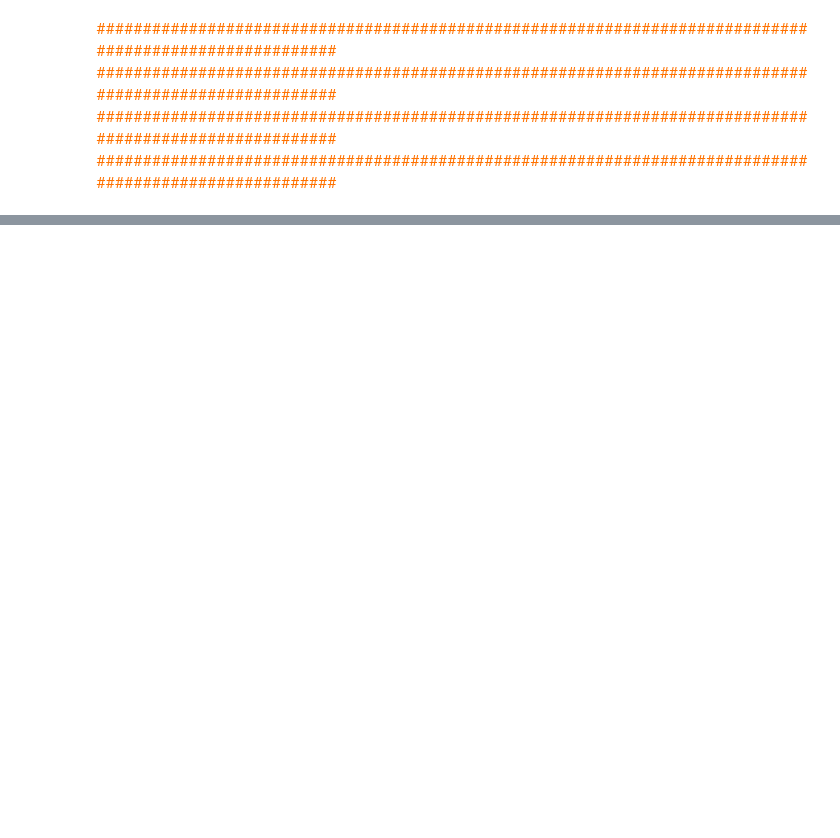
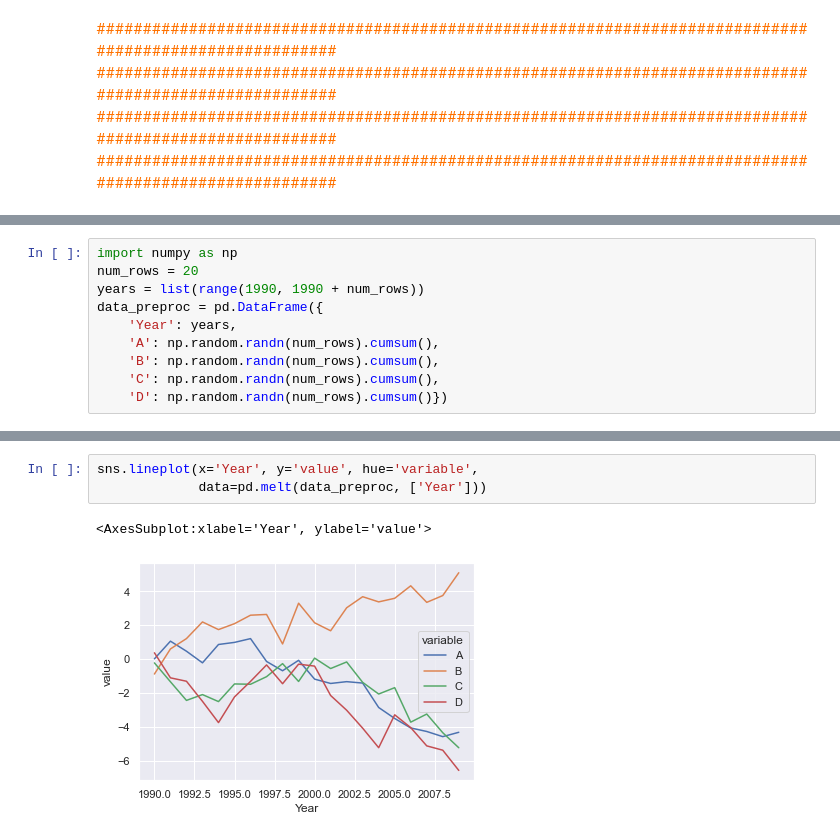
Before and after one commit to samirhinojosa/OC-P2-education-statistics, a Jupyter notebook: notebook.ipynb, the cells around one changed output, grey strips where cells are left out. Cells and saved outputs as stored; diff of their text form; blank space fills up the shorter version.

```diff
--- a/notebook.ipynb
+++ b/notebook.ipynb
@@ -1178,0 +1246,10 @@ plt.show()
+# %%
+import numpy as np
+num_rows = 20
+years = list(range(1990, 1990 + num_rows))
+data_preproc = pd.DataFrame({
+    'Year': years,
+    'A': np.random.randn(num_rows).cumsum(),
+    'B': np.random.randn(num_rows).cumsum(),
+    'C': np.random.randn(num_rows).cumsum(),
+    'D': np.random.randn(num_rows).cumsum()})
@@ -1178,0 +1276,6 @@ plt.show()
+# %%
+sns.lineplot(x='Year', y='value', hue='variable',
+             data=pd.melt(data_preproc, ['Year']))
+# %% [output]
+<AxesSubplot:xlabel='Year', ylabel='value'>
+[figure, added]
```
Also changed, not shown: parts of 11 cells of this notebook, 1 other file.
